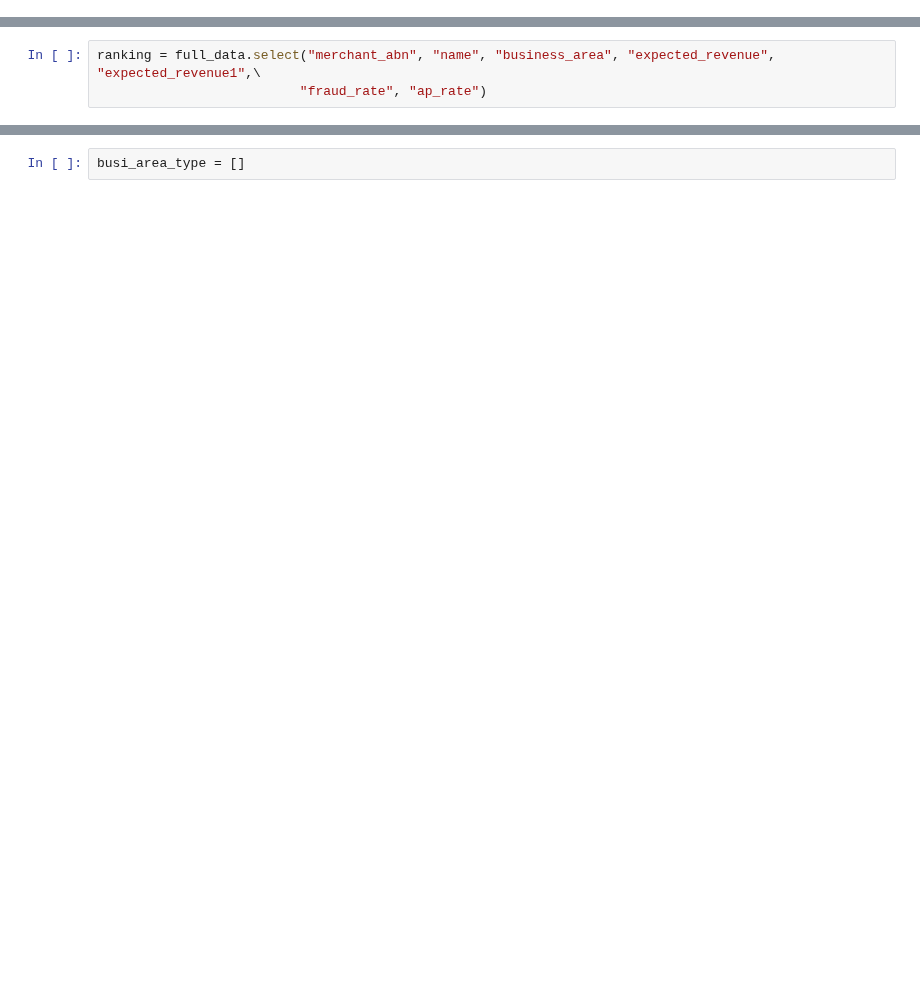
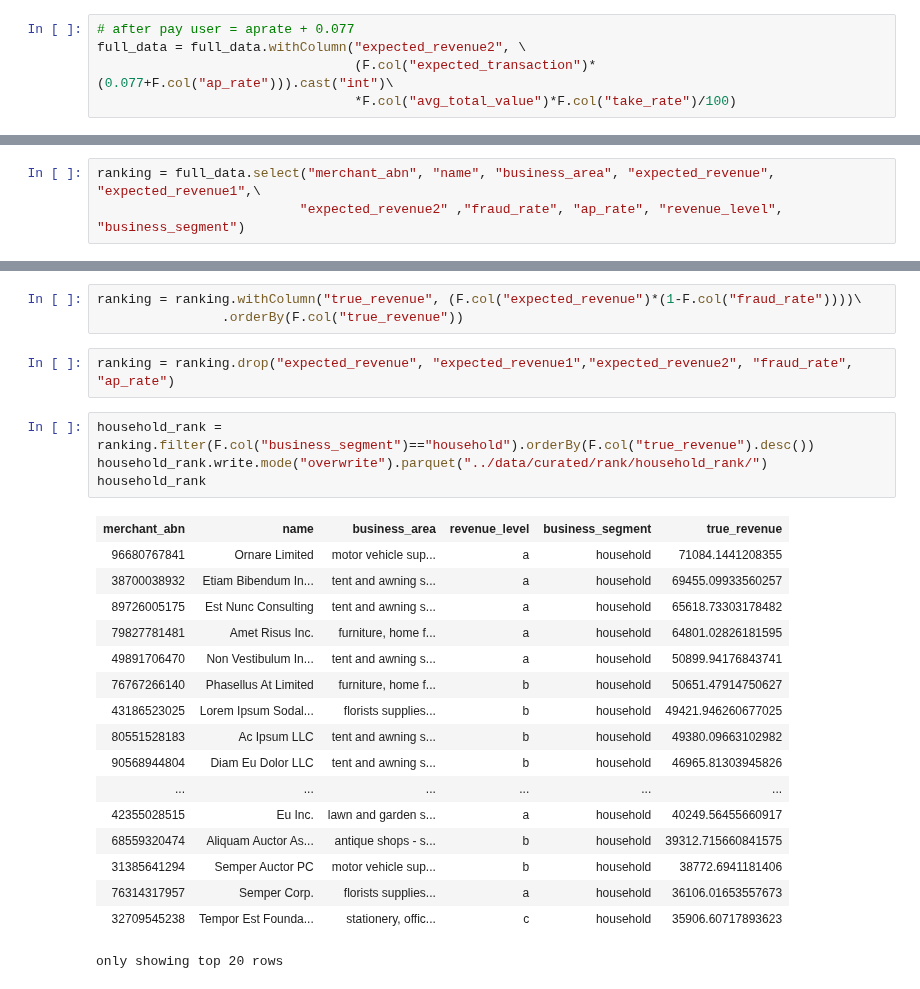
Before and after one commit to MAST30034-Applied-Data-Science/generic-buy-now-pay-later-project-group-45, a Jupyter notebook: notebooks/ranking.ipynb, the cells around one changed output, grey strips where cells are left out. Saved outputs shown, nothing was run; the diff lists cells and outputs as text; blank space fills up the shorter version.

Commit message:
finalise rank system

```diff
--- a/notebooks/ranking.ipynb
+++ b/notebooks/ranking.ipynb
@@ -56,0 +66,5 @@ full_data = full_data.withColumn("expected_revenue1", \
+# %%
+# after pay user = aprate + 0.077
+full_data = full_data.withColumn("expected_revenue2", \
+                                 (F.col("expected_transaction")*(0.077+F.col("ap_rate"))).cast("int")\
+                                 *F.col("avg_total_value")*F.col("take_rate")/100)
@@ -57,3 +80,3 @@ full_data = full_data.withColumn("expected_revenue1", \
 # %%
 ranking = full_data.select("merchant_abn", "name", "business_area", "expected_revenue", "expected_revenue1",\
-                          "fraud_rate", "ap_rate")
+                          "expected_revenue2" ,"fraud_rate", "ap_rate", "revenue_level", "business_segment")
@@ -100,2 +83,27 @@ only showing top 20 rows
-# %%
-busi_area_type = []
+# %%
+ranking = ranking.withColumn("true_revenue", (F.col("expected_revenue")*(1-F.col("fraud_rate"))))\
+                .orderBy(F.col("true_revenue"))
+# %%
+ranking = ranking.drop("expected_revenue", "expected_revenue1","expected_revenue2", "fraud_rate", "ap_rate")
+# %%
+household_rank = ranking.filter(F.col("business_segment")=="household").orderBy(F.col("true_revenue").desc())
+household_rank.write.mode("overwrite").parquet("../data/curated/rank/household_rank/")
+household_rank
+# %% [output]
+| merchant_abn | name | business_area | revenue_level | business_segment | true_revenue |
+| 96680767841 | Ornare Limited | motor vehicle sup... | a | household | 71084.1441208355 |
+| 38700038932 | Etiam Bibendum In... | tent and awning s... | a | household | 69455.09933560257 |
+| 89726005175 | Est Nunc Consulting | tent and awning s... | a | household | 65618.73303178482 |
+| 79827781481 | Amet Risus Inc. | furniture, home f... | a | household | 64801.02826181595 |
+| 49891706470 | Non Vestibulum In... | tent and awning s... | a | household | 50899.94176843741 |
+| 76767266140 | Phasellus At Limited | furniture, home f... | b | household | 50651.47914750627 |
+| 43186523025 | Lorem Ipsum Sodal... | florists supplies... | b | household | 49421.946260677025 |
+| 80551528183 | Ac Ipsum LLC | tent and awning s... | b | household | 49380.09663102982 |
+| 90568944804 | Diam Eu Dolor LLC | tent and awning s... | b | household | 46965.81303945826 |
+| ... | ... | ... | ... | ... | ... |
+| 42355028515 | Eu Inc. | lawn and garden s... | a | household | 40249.56455660917 |
+| 68559320474 | Aliquam Auctor As... | antique shops - s... | b | household | 39312.715660841575 |
+| 31385641294 | Semper Auctor PC | motor vehicle sup... | b | household | 38772.6941181406 |
+| 76314317957 | Semper Corp. | florists supplies... | a | household | 36106.01653557673 |
+| 32709545238 | Tempor Est Founda... | stationery, offic... | c | household | 35906.60717893623 |
+only showing top 20 rows
```
Also changed, not shown: parts of 20 cells of this notebook.
